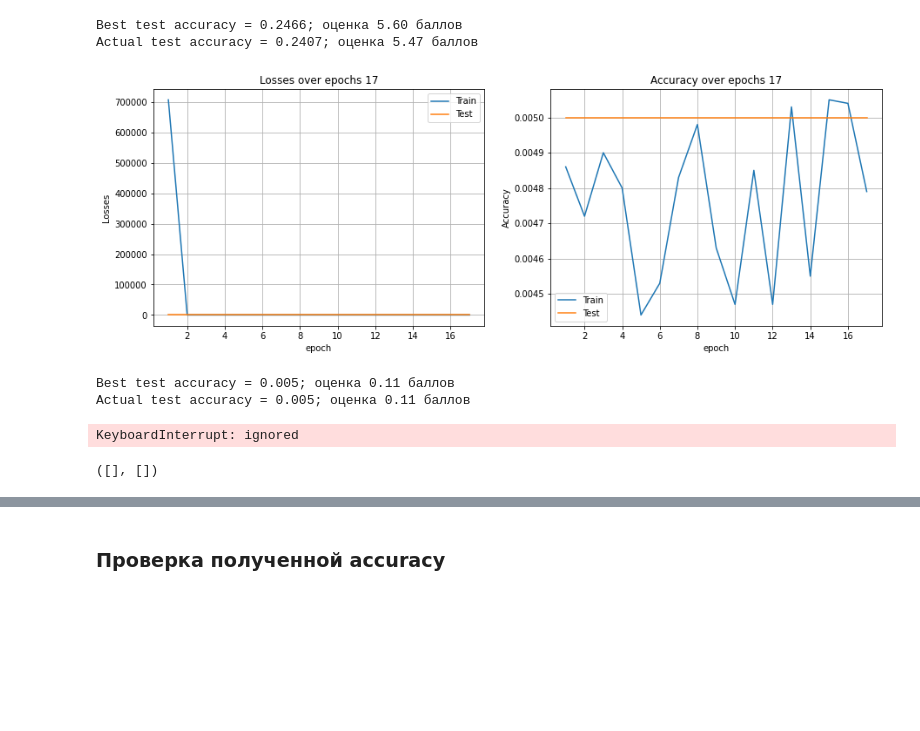
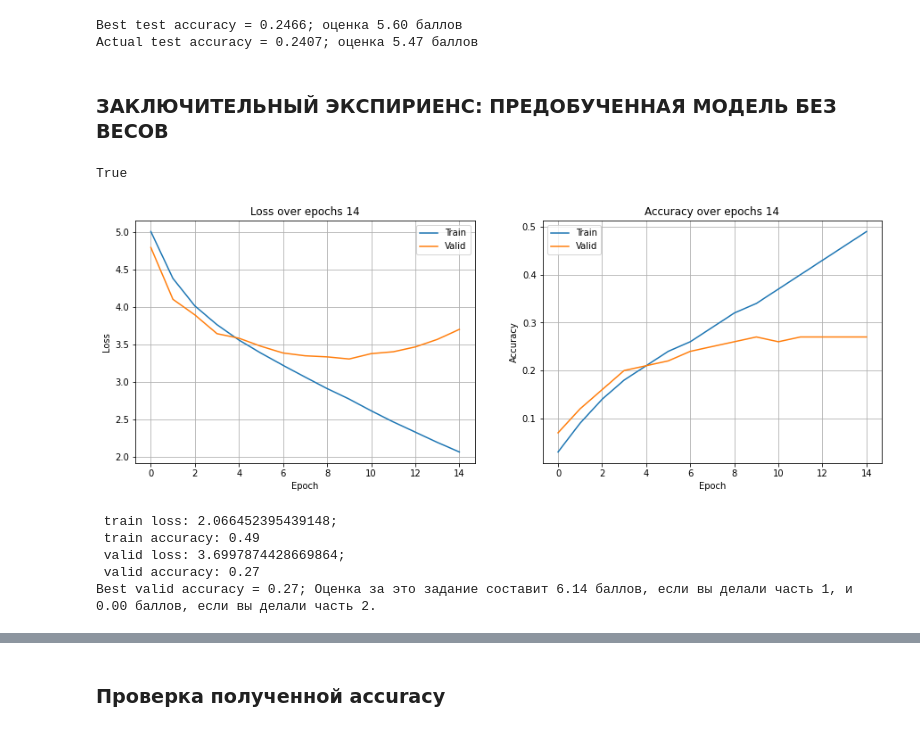
Before and after one commit to kirtis26/ML, a Jupyter notebook: №2. CNN.ipynb, the cells around one changed output, grey strips where cells are left out. Saved outputs shown, nothing was run; the diff lists cells and outputs as text; code cells hidden in the pictures; blank space fills up the shorter version.

```diff
--- a/№2. CNN.ipynb
+++ b/№2. CNN.ipynb
@@ -281,7 +295,7 @@ print(f'Оценка за это задание составит {np.clip(10 * a
 # %%
 model = ConvNet().to(device)
 Trainer = Coach(model, optimizer, criterion, device, num_epochs=num_epochs)
-Trainer.run(train_loader, val_loader)
+Trainer.run(train_loader, valid_loader)
 # %% [output]
 [figure]
 Best test accuracy = 0.0056; оценка 0.13 баллов
@@ -315,7 +329,7 @@ class ConvNetVer2(ConvNet):
 model = ConvNetVer2().to(device)
 optimizer = torch.optim.Adam(model.parameters(), lr=1e-3)
 Trainer = Coach(model, optimizer, criterion, device, num_epochs=num_epochs)
-Trainer.run(train_loader, val_loader)
+Trainer.run(train_loader, valid_loader)
 # %% [output]
 [figure]
 Best test accuracy = 0.2782; оценка 6.32 баллов
@@ -349,22 +364,10 @@ class ConvNetVer3(ConvNet):
 model = ConvNetVer3().to(device)
 optimizer = torch.optim.Adam(model.parameters(), lr=1e-3)
 Trainer = Coach(model, optimizer, criterion, device, num_epochs=num_epochs)
-Trainer.run(train_loader, val_loader)
+Trainer.run(train_loader, valid_loader)
 # %% [output]
 [figure]
 Best test accuracy = 0.2466; оценка 5.60 баллов
 Actual test accuracy = 0.2407; оценка 5.47 баллов
-# %%
-model = ConvNetVer3().to(device)
-optimizer = torch.optim.Adam(model.parameters(), lr=1e-2)
-Trainer = Coach(model, optimizer, criterion, device, num_epochs=num_epochs)
-Trainer.run(train_loader, val_loader)
-# %% [output]
-[figure, removed]
-Best test accuracy = 0.005; оценка 0.11 баллов
-Actual test accuracy = 0.005; оценка 0.11 баллов
-KeyboardInterrupt: ignored
-# %%
-Trainer.train_losses, Trainer.test_losses
-# %% [output]
-([], [])
+# %% [markdown]
+### ЗАКЛЮЧИТЕЛЬНЫЙ ЭКСПИРИЕНС: ПРЕДОБУЧЕННАЯ МОДЕЛЬ БЕЗ ВЕСОВ
@@ -370,0 +483,19 @@ Trainer.train_losses, Trainer.test_losses
+# %%
+torch.cuda.is_available()
+# %% [output]
+True
+# %%
+seed = SetRandomSeed(555)
+device = torch.device("cuda:0") if torch.cuda.is_available() else torch.device("cpu")
+model = resnet50(pretrained=False).to(device)
+criterion = nn.CrossEntropyLoss()
+optimizer = torch.optim.Adam(model.parameters(), lr=0.001)
+
+train_accuracy, valid_accuracy, train_loss, valid_loss = train(model, train_loader, valid_loader, criterion, optimizer, device, n_epochs=15)
+# %% [output]
+[figure, added]
+ train loss: 2.066452395439148;
+ train accuracy: 0.49
+ valid loss: 3.6997874428669864;
+ valid accuracy: 0.27
+Best valid accuracy = 0.27; Оценка за это задание составит 6.14 баллов, если вы делали часть 1, и 0.00 баллов, если вы делали часть 2.
```
Also changed, not shown: parts of 17 cells of this notebook, 2 other files.
